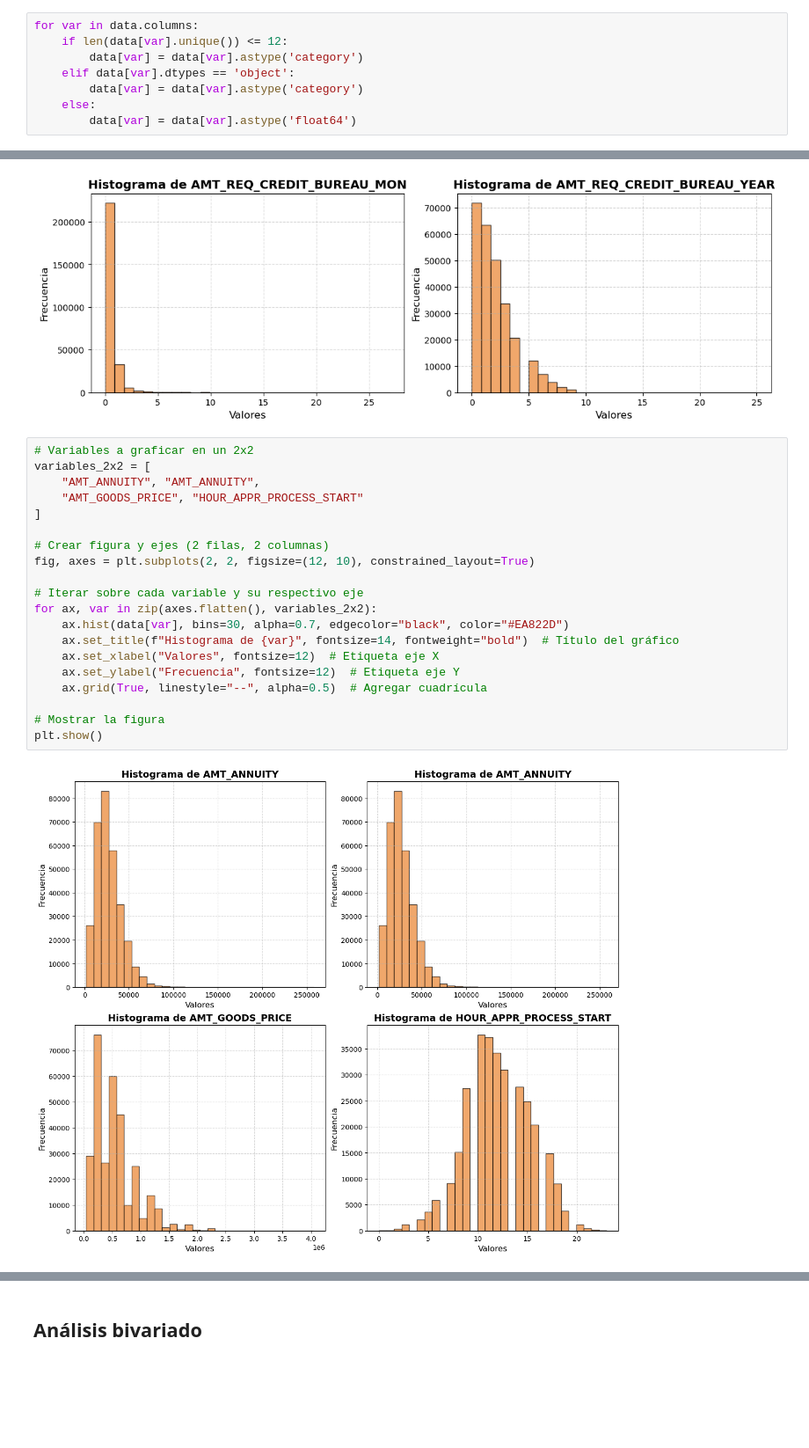
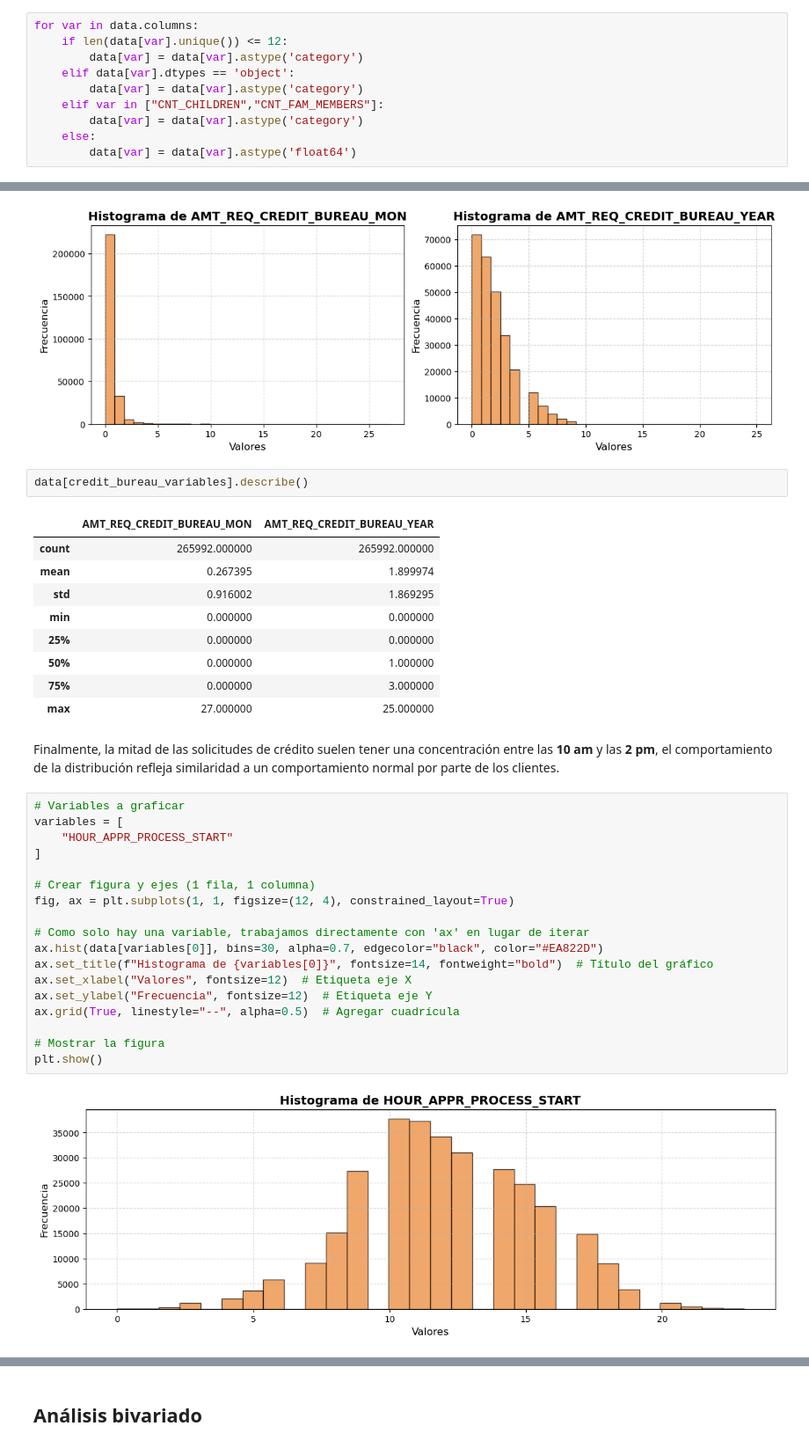
Before and after one commit to lissebas/machine-learning2, a Jupyter notebook: numeric.ipynb, the cells around one changed output, grey strips where cells are left out. Shown at 88% size. Drawn from its saved outputs; the diff is of its cells as text; blank space fills up the shorter version.

```diff
--- a/numeric.ipynb
+++ b/numeric.ipynb
@@ -77,5 +77,7 @@ for var in data.columns:
         data[var] = data[var].astype('category')
     elif data[var].dtypes == 'object':
         data[var] = data[var].astype('category')
+    elif var in ["CNT_CHILDREN","CNT_FAM_MEMBERS"]:
+        data[var] = data[var].astype('category')
     else:
         data[var] = data[var].astype('float64')
@@ -580,25 +894,37 @@ for ax, var in zip(axes, credit_bureau_variables):
 plt.show()
 # %% [output]
 [figure]
+# %%
+data[credit_bureau_variables].describe()
+# %% [output]
+|  | AMT_REQ_CREDIT_BUREAU_MON | AMT_REQ_CREDIT_BUREAU_YEAR |
+| count | 265992.000000 | 265992.000000 |
+| mean | 0.267395 | 1.899974 |
+| std | 0.916002 | 1.869295 |
+| min | 0.000000 | 0.000000 |
+| 25% | 0.000000 | 0.000000 |
+| 50% | 0.000000 | 1.000000 |
+| 75% | 0.000000 | 3.000000 |
+| max | 27.000000 | 25.000000 |
+# %% [markdown]
+Finalmente, la mitad de las solicitudes de crédito suelen tener una concentración entre las **10 am** y las **2 pm**, el comportamiento de la distribución refleja similaridad a un comportamiento normal por parte de los clientes.
 # %%
-# Variables a graficar en un 2x2
-variables_2x2 = [
-    "AMT_ANNUITY", "AMT_ANNUITY",
-    "AMT_GOODS_PRICE", "HOUR_APPR_PROCESS_START"
+# Variables a graficar
+variables = [
+    "HOUR_APPR_PROCESS_START"
 ]
 
-# Crear figura y ejes (2 filas, 2 columnas)
-fig, axes = plt.subplots(2, 2, figsize=(12, 10), constrained_layout=True)
+# Crear figura y ejes (1 fila, 1 columna)
+fig, ax = plt.subplots(1, 1, figsize=(12, 4), constrained_layout=True)
 
-# Iterar sobre cada variable y su respectivo eje
-for ax, var in zip(axes.flatten(), variables_2x2):
-    ax.hist(data[var], bins=30, alpha=0.7, edgecolor="black", color="#EA822D")
-    ax.set_title(f"Histograma de {var}", fontsize=14, fontweight="bold")  # Título del gráfico
-    ax.set_xlabel("Valores", fontsize=12)  # Etiqueta eje X
-    ax.set_ylabel("Frecuencia", fontsize=12)  # Etiqueta eje Y
-    ax.grid(True, linestyle="--", alpha=0.5)  # Agregar cuadrícula
+# Como solo hay una variable, trabajamos directamente con 'ax' en lugar de iterar
+ax.hist(data[variables[0]], bins=30, alpha=0.7, edgecolor="black", color="#EA822D")
+ax.set_title(f"Histograma de {variables[0]}", fontsize=14, fontweight="bold")  # Título del gráfico
+ax.set_xlabel("Valores", fontsize=12)  # Etiqueta eje X
+ax.set_ylabel("Frecuencia", fontsize=12)  # Etiqueta eje Y
+ax.grid(True, linestyle="--", alpha=0.5)  # Agregar cuadrícula
 
 # Mostrar la figura
 plt.show()
 # %% [output]
-[figure, old version]
+[figure, new version]
```
Also changed, not shown: parts of 76 cells of this notebook.
